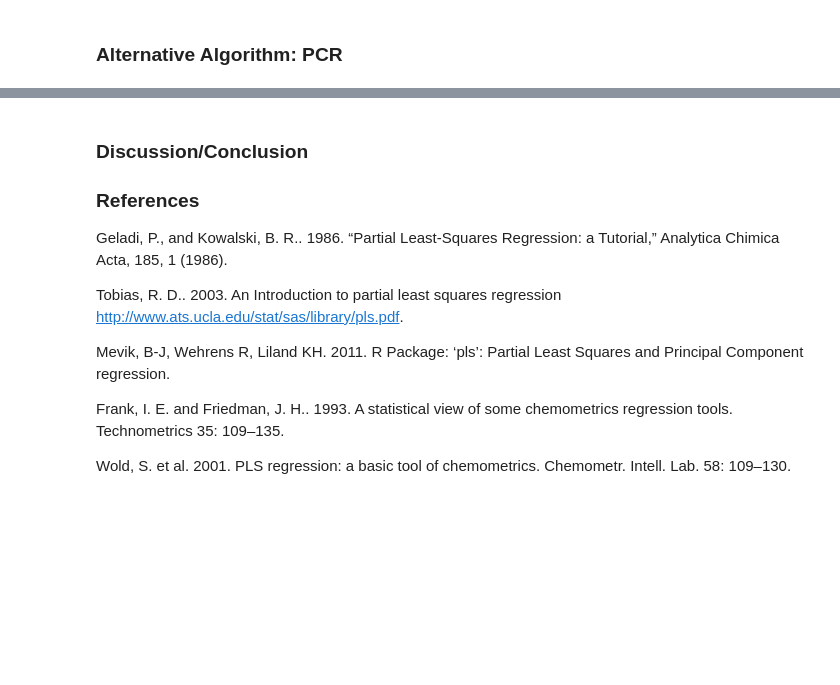
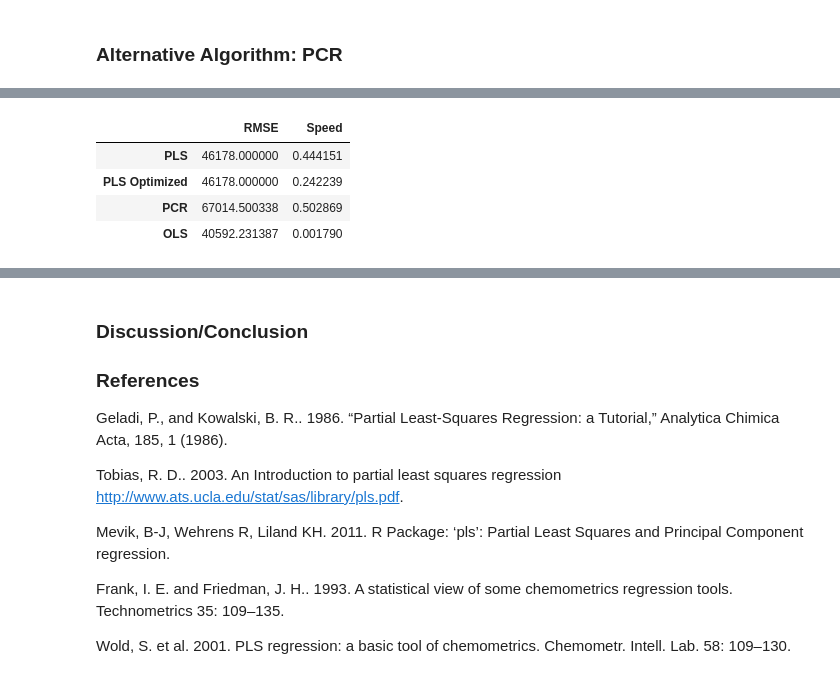
Before and after one commit to cdek11/663---PLS-Report, a Jupyter notebook: Final_Project.ipynb, the cells around one changed output, grey strips where cells are left out. Saved outputs shown, nothing was run; the diff lists cells and outputs as text; code cells hidden in the pictures; blank space fills up the shorter version.

```diff
--- a/Final_Project.ipynb
+++ b/Final_Project.ipynb
@@ -544,8 +546,10 @@ ols_speed = %timeit -o -q run_ols_reg(x_predictors_train, y_train, x_predictors_
 # %%
 # run pcr
 pcr_reg_results = run_pcr_reg(x_predictors_train, y_train, x_predictors_test, y_test)
+# %%
+pcr_speed = %timeit -o -q run_pcr_reg(x_predictors_train, y_train, x_predictors_test, y_test)
 # %%
 # summary of all methods, accuracy and speed
-diff_methods_summary = {'RMSE' : [min(pls_rmse_test_list), min(pls_opt_rmse_test_list), pcr_reg_results[1], ols_reg_results[0]], 'Speed' : [pls_reg_speed.best, pls_reg_opt_speed.best, pcr_speed.best, ols_speed.best]}
+diff_methods_summary = {'RMSE' : [min(pls_rmse_test_list), min(pls_opt_rmse_test_list), pcr_reg_results[1], ols_reg_results], 'Speed' : [pls_reg_speed.best, pls_reg_opt_speed.best, pcr_speed.best, ols_speed.best]}
 pd.DataFrame(diff_methods_summary, index=['PLS', 'PLS Optimized', 'PCR', 'OLS'])
 # %% [output]
@@ -553,3 +556,8 @@ SyntaxError: invalid syntax (<ipython-input-23-4295e57eff76>, line 2)
+|  | RMSE | Speed |
+| PLS | 46178.000000 | 0.444151 |
+| PLS Optimized | 46178.000000 | 0.242239 |
+| PCR | 67014.500338 | 0.502869 |
+| OLS | 40592.231387 | 0.001790 |
 # %%
 # plot pcr
 plt.plot(pcr_reg_results[0])
```
Also changed, not shown: parts of 5 cells of this notebook.
